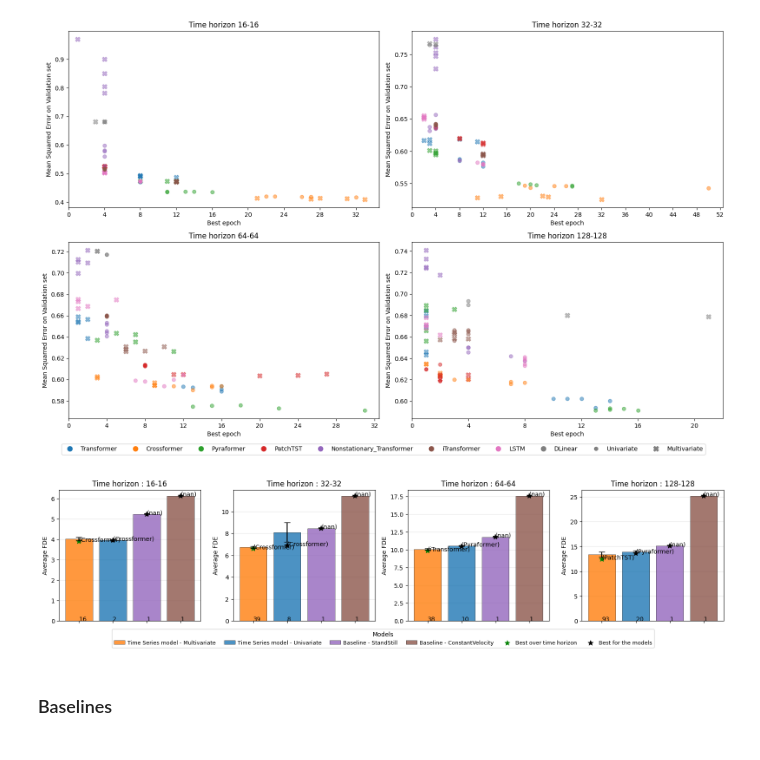
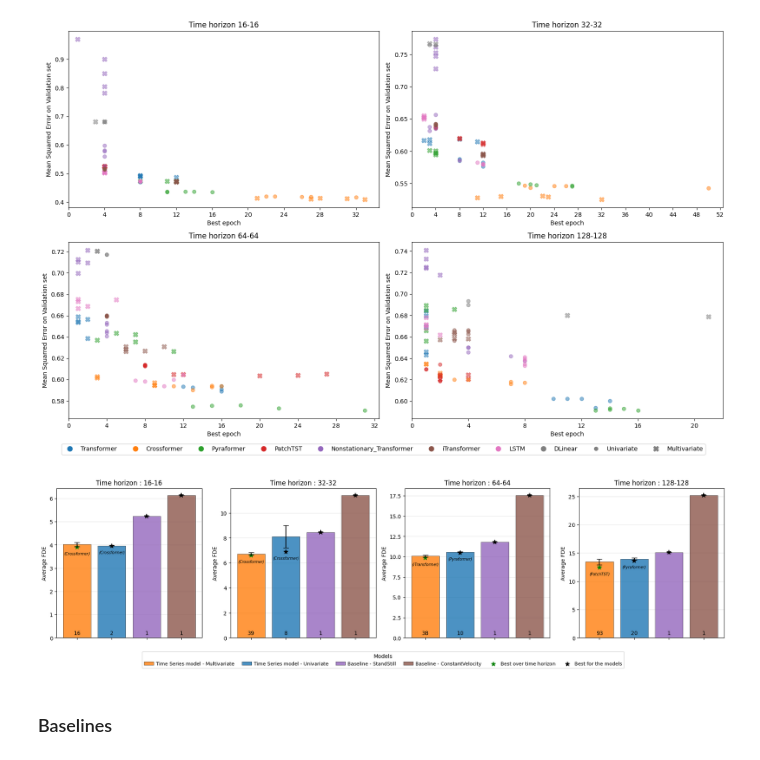
Before and after one commit to arnaud-odet/Time-Series-Library, a Jupyter notebook: results.ipynb, the cells around one changed output. Cells and saved outputs as stored; diff of their text form; code cells hidden in the pictures.

Commit message:
Improved test result plot function

```diff
--- a/results.ipynb
+++ b/results.ipynb
@@ -149,7 +291,7 @@ def plot_testing_results(test_results, save_plot:bool = False, orientation : str
 
 
     colors = ["C1","C0","C4","C5"]
-    fig, axs = plt.subplots(1,len(ths),figsize=(16,4)) if orientation == 'h' else plt.subplots(len(ths), 1,figsize=(4,12))
+    fig, axs = plt.subplots(1,len(ths),figsize=(18,5)) if orientation == 'h' else plt.subplots(len(ths), 1,figsize=(4,12))
     order = {'Time Series model - Multivariate':1, 'Time Series model - Univariate':2, 'Baseline - StandStill':3, 'Baseline - ConstantVelocity':4}
     df['order'] = df['model'].map(order)
     df.sort_values(by = 'order', inplace=True)
@@ -183,9 +325,12 @@ def plot_testing_results(test_results, save_plot:bool = False, orientation : str
         ax.set_xticklabels([])  # Empty labels
 
         # Annotations
+        offset = ax.get_ylim()[1] / 20
         for pos in x_positions :
-            ax.annotate(text = df[df['order'] == pos+1].iloc[i]['nb_models'], xy = (pos,0))
-            ax.annotate(text = f"({df[df['order'] == pos+1].iloc[i]['best_model']})", xy = (pos,best[pos]))
+            ax.annotate(text = df[df['order'] == pos+1].iloc[i]['nb_models'], xy = (pos,offset), ha='center', va = 'top')
+            bm = df[df['order'] == pos+1].iloc[i]['best_model']
+            if type(bm) == str:
+                ax.annotate(text = f"({bm})", xy = (pos,best[pos]-offset), ha='center', fontsize = 7, style = 'italic')
 
 
         # Add grid for better readability
@@ -475,9 +492,9 @@ plot_pruning_results(pruning_logs=pruning_logs, top_k = 5, save_plot=True)
 # %% [output]
 [figure]
 # %%
-plot_testing_results(test_results=test_results, save_plot=False, orientation= 'h')
+plot_testing_results(test_results=test_results, save_plot=True, orientation= 'h')
 # %% [output]
-[figure, old version]
+[figure, new version]
 # %% [markdown]
 ### Baselines
 # %%
```
Also changed, not shown: parts of 4 cells of this notebook.
